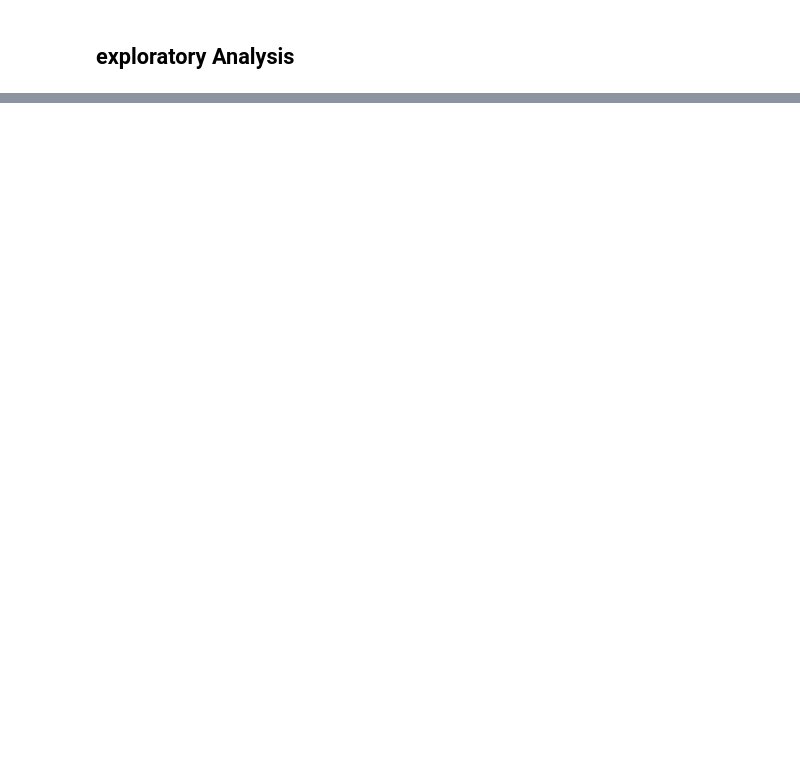
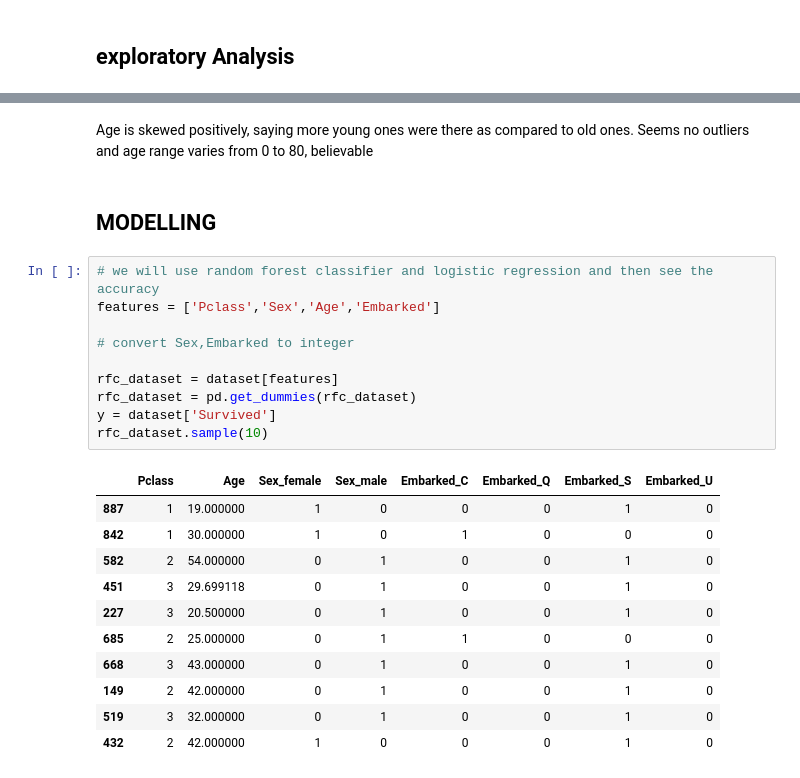
Before and after one commit to pranshulrastogi/ml, a Jupyter notebook: titanic/notebook/titanic.ipynb, the cells around one changed output, grey strips where cells are left out. Saved outputs shown, nothing was run; the diff lists cells and outputs as text; blank space fills up the shorter version.

```diff
--- a/titanic/notebook/titanic.ipynb
+++ b/titanic/notebook/titanic.ipynb
@@ -117,0 +164,26 @@ All          314   577  891
+# %% [markdown]
+Age is skewed positively, saying more young ones were there as compared to old ones. Seems no outliers and age range varies from 0 to 80, believable
+# %% [markdown]
+## MODELLING
+# %%
+# we will use random forest classifier and logistic regression and then see the accuracy
+features = ['Pclass','Sex','Age','Embarked']
+
+# convert Sex,Embarked to integer
+
+rfc_dataset = dataset[features]
+rfc_dataset = pd.get_dummies(rfc_dataset)
+y = dataset['Survived']
+rfc_dataset.sample(10)
+# %% [output]
+|  | Pclass | Age | Sex_female | Sex_male | Embarked_C | Embarked_Q | Embarked_S | Embarked_U |
+| 887 | 1 | 19.000000 | 1 | 0 | 0 | 0 | 1 | 0 |
+| 842 | 1 | 30.000000 | 1 | 0 | 1 | 0 | 0 | 0 |
+| 582 | 2 | 54.000000 | 0 | 1 | 0 | 0 | 1 | 0 |
+| 451 | 3 | 29.699118 | 0 | 1 | 0 | 0 | 1 | 0 |
+| 227 | 3 | 20.500000 | 0 | 1 | 0 | 0 | 1 | 0 |
+| 685 | 2 | 25.000000 | 0 | 1 | 1 | 0 | 0 | 0 |
+| 668 | 3 | 43.000000 | 0 | 1 | 0 | 0 | 1 | 0 |
+| 149 | 2 | 42.000000 | 0 | 1 | 0 | 0 | 1 | 0 |
+| 519 | 3 | 32.000000 | 0 | 1 | 0 | 0 | 1 | 0 |
+| 432 | 2 | 42.000000 | 1 | 0 | 0 | 0 | 1 | 0 |
```
Also changed, not shown: parts of 6 cells of this notebook.
